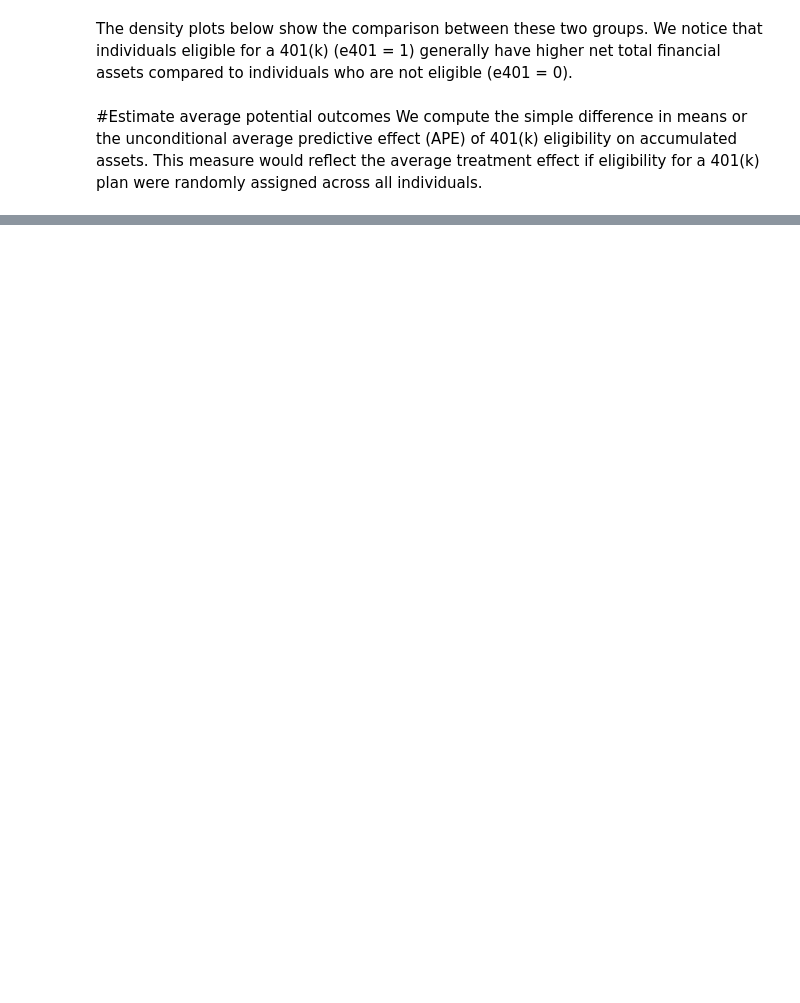
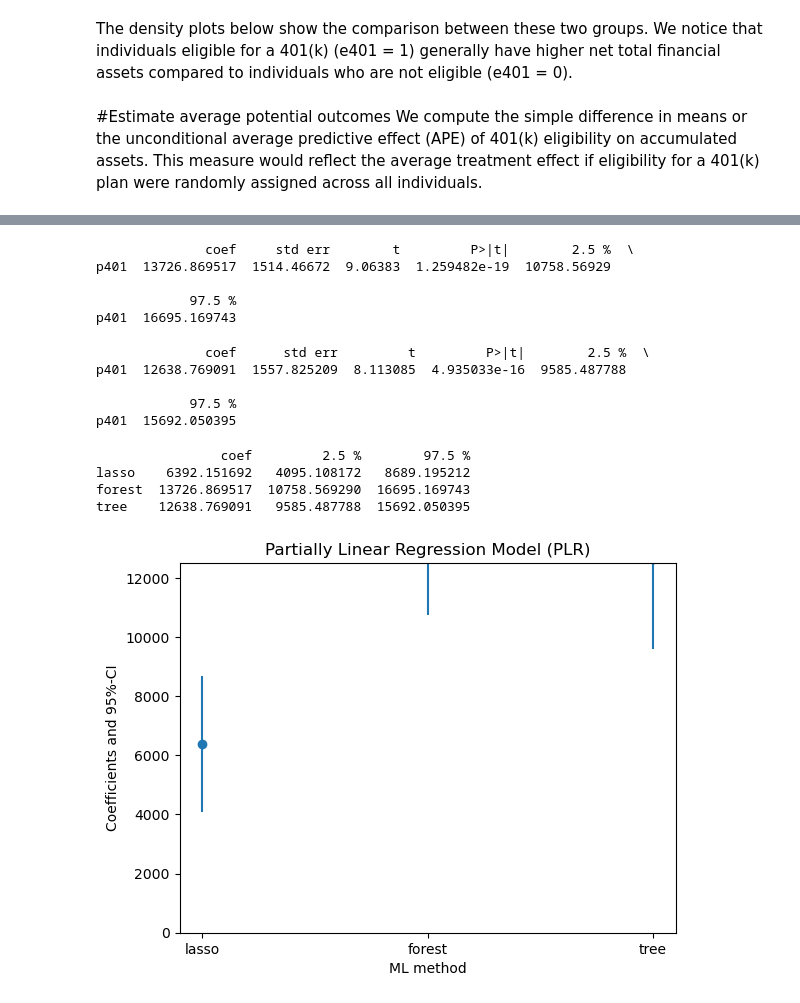
Before and after one commit to PrachiJhamb95/Python-Projects, a Jupyter notebook: Double_ML_practice-2.ipynb, the cells around one changed output, grey strips where cells are left out. Drawn from its saved outputs; the diff is of its cells as text; code cells hidden in the pictures; blank space fills up the shorter version.

Commit message:
Third commit with Lasso and other models

```diff
--- a/Double_ML_practice-2.ipynb
+++ b/Double_ML_practice-2.ipynb
@@ -82,7 +99,7 @@ But, these estimates are biased since they do not account for the non-random nat
 # Define the features and outcome variables
 control = ['age', 'inc', 'educ', 'fsize', 'marr', 'twoearn', 'db', 'pira', 'hown']
 outcome = 'net_tfa'
-treatment = 'e401'
+treatment = 'p401'
 
 # Initialize basic DoubleMLData object
 data_dml_base = dml.DoubleMLData(data,
@@ -151,0 +204,12 @@ In summary, we've used DML-PLM to validate the simple linear model and ended up
+# %%
+# Estimate the ATE in the flexible model with lasso
+#we use double machine learning with 3-fold cross-fitting.
+np.random.seed(123)
+dml_plr_lasso = dml.DoubleMLPLR(data_dml_flex,
+                                ml_l = lasso_g,
+                                ml_m = lasso_m,
+                                n_folds = 3)
+
+dml_plr_lasso.fit(store_predictions=True)
+lasso_summary = dml_plr_lasso.summary
+print(lasso_summary)
@@ -151,0 +224,65 @@ In summary, we've used DML-PLM to validate the simple linear model and ended up
+# %%
+# Random Forest
+from sklearn.ensemble import RandomForestRegressor, RandomForestClassifier
+randomForest = RandomForestRegressor(
+    n_estimators=500, max_depth=7, max_features=3, min_samples_leaf=3)
+randomForest_class = RandomForestClassifier(
+    n_estimators=500, max_depth=5, max_features=4, min_samples_leaf=7)
+
+np.random.seed(123)
+dml_plr_forest = dml.DoubleMLPLR(data_dml_base,
+                                 ml_l = randomForest,
+                                 ml_m = randomForest_class,
+                                 n_folds = 3)
+dml_plr_forest.fit(store_predictions=True)
+forest_summary = dml_plr_forest.summary
+
+print(forest_summary)
+# %% [output]
+              coef     std err        t         P>|t|        2.5 %  \
+p401  13726.869517  1514.46672  9.06383  1.259482e-19  10758.56929
+
+            97.5 %
+p401  16695.169743
+# %%
+# Trees
+from sklearn.tree import DecisionTreeRegressor, DecisionTreeClassifier
+trees = DecisionTreeRegressor(
+    max_depth=30, ccp_alpha=0.0047, min_samples_split=203, min_samples_leaf=67)
+trees_class = DecisionTreeClassifier(
+    max_depth=30, ccp_alpha=0.0042, min_samples_split=104, min_samples_leaf=34)
+
+np.random.seed(123)
+dml_plr_tree = dml.DoubleMLPLR(data_dml_base,
+                               ml_l = trees,
+                               ml_m = trees_class,
+                               n_folds = 3)
+dml_plr_tree.fit(store_predictions=True)
+tree_summary = dml_plr_tree.summary
+
+print(tree_summary)
+# %% [output]
+              coef      std err         t         P>|t|        2.5 %  \
+p401  12638.769091  1557.825209  8.113085  4.935033e-16  9585.487788
+
+            97.5 %
+p401  15692.050395
+# %%
+plr_summary = pd.concat((lasso_summary, forest_summary, tree_summary))
+plr_summary.index = ['lasso', 'forest', 'tree']
+print(plr_summary[['coef', '2.5 %', '97.5 %']])
+errors = np.full((2, plr_summary.shape[0]), np.nan)
+errors[0, :] = plr_summary['coef'] - plr_summary['2.5 %']
+errors[1, :] = plr_summary['97.5 %'] - plr_summary['coef']
+plt.errorbar(plr_summary.index, plr_summary.coef, fmt='o', yerr=errors)
+plt.ylim([0, 12500])
+
+plt.title('Partially Linear Regression Model (PLR)')
+plt.xlabel('ML method')
+_ =  plt.ylabel('Coefficients and 95%-CI')
+# %% [output]
+                coef         2.5 %        97.5 %
+lasso    6392.151692   4095.108172   8689.195212
+forest  13726.869517  10758.569290  16695.169743
+tree    12638.769091   9585.487788  15692.050395
+[figure, added]
```
Also changed, not shown: parts of 15 cells of this notebook.
